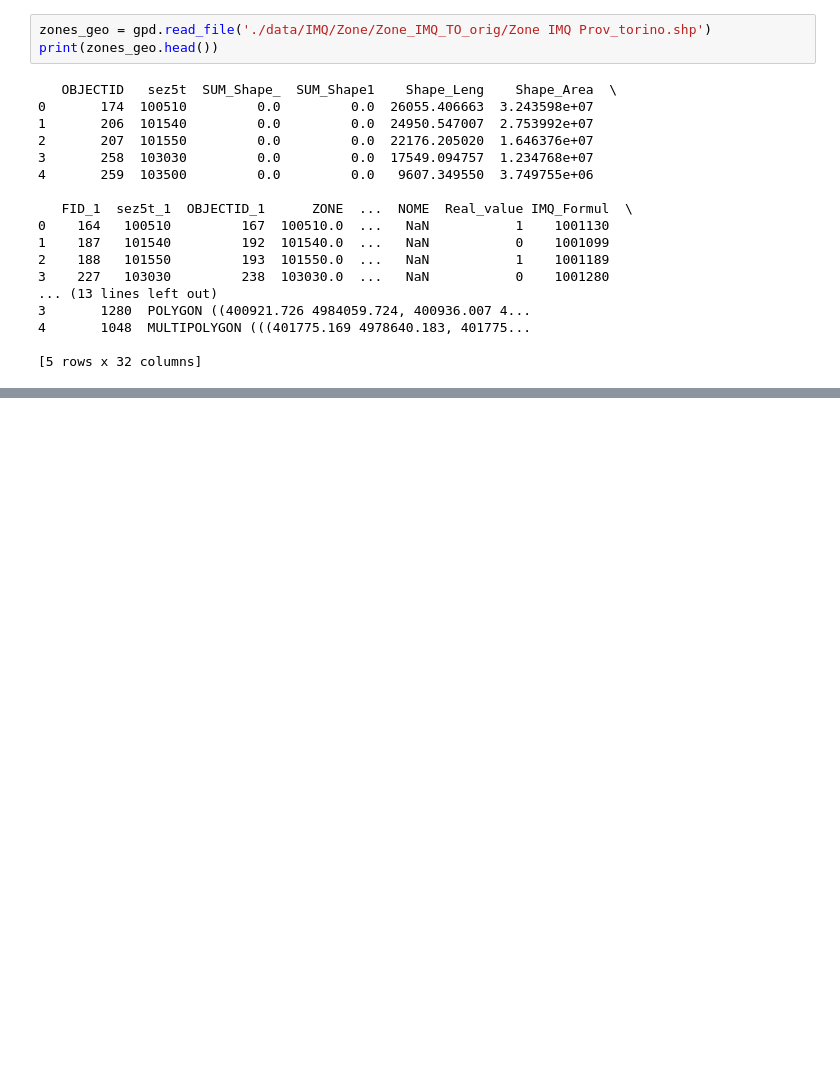
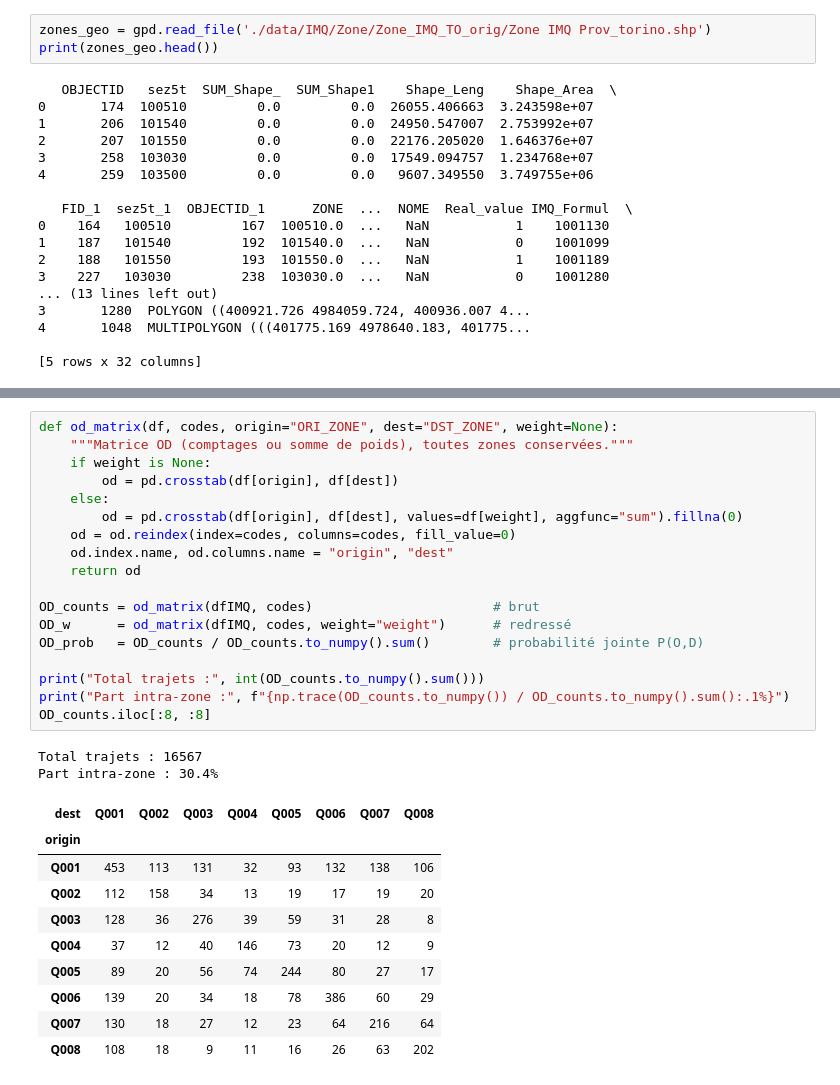
Before and after one commit to Bonbia/ICT4SM, a Jupyter notebook: TP2/TP2Adam.ipynb, the cells around one changed output, grey strips where cells are left out. Drawn from its saved outputs; the diff is of its cells as text; blank space fills up the shorter version.

```diff
--- a/TP2/TP2Adam.ipynb
+++ b/TP2/TP2Adam.ipynb
@@ -612,0 +690,31 @@ print(zones_geo.head())
+# %%
+def od_matrix(df, codes, origin="ORI_ZONE", dest="DST_ZONE", weight=None):
+    """Matrice OD (comptages ou somme de poids), toutes zones conservées."""
+    if weight is None:
+        od = pd.crosstab(df[origin], df[dest])
+    else:
+        od = pd.crosstab(df[origin], df[dest], values=df[weight], aggfunc="sum").fillna(0)
+    od = od.reindex(index=codes, columns=codes, fill_value=0)
+    od.index.name, od.columns.name = "origin", "dest"
+    return od
+
+OD_counts = od_matrix(dfIMQ, codes)                       # brut
+OD_w      = od_matrix(dfIMQ, codes, weight="weight")      # redressé
+OD_prob   = OD_counts / OD_counts.to_numpy().sum()        # probabilité jointe P(O,D)
+
+print("Total trajets :", int(OD_counts.to_numpy().sum()))
+print("Part intra-zone :", f"{np.trace(OD_counts.to_numpy()) / OD_counts.to_numpy().sum():.1%}")
+OD_counts.iloc[:8, :8]
+# %% [output]
+Total trajets : 16567
+Part intra-zone : 30.4%
+| dest | Q001 | Q002 | Q003 | Q004 | Q005 | Q006 | Q007 | Q008 |
+| origin |  |  |  |  |  |  |  |  |
+| Q001 | 453 | 113 | 131 | 32 | 93 | 132 | 138 | 106 |
+| Q002 | 112 | 158 | 34 | 13 | 19 | 17 | 19 | 20 |
+| Q003 | 128 | 36 | 276 | 39 | 59 | 31 | 28 | 8 |
+| Q004 | 37 | 12 | 40 | 146 | 73 | 20 | 12 | 9 |
+| Q005 | 89 | 20 | 56 | 74 | 244 | 80 | 27 | 17 |
+| Q006 | 139 | 20 | 34 | 18 | 78 | 386 | 60 | 29 |
+| Q007 | 130 | 18 | 27 | 12 | 23 | 64 | 216 | 64 |
+| Q008 | 108 | 18 | 9 | 11 | 16 | 26 | 63 | 202 |
```
Also changed, not shown: parts of 11 cells of this notebook.
